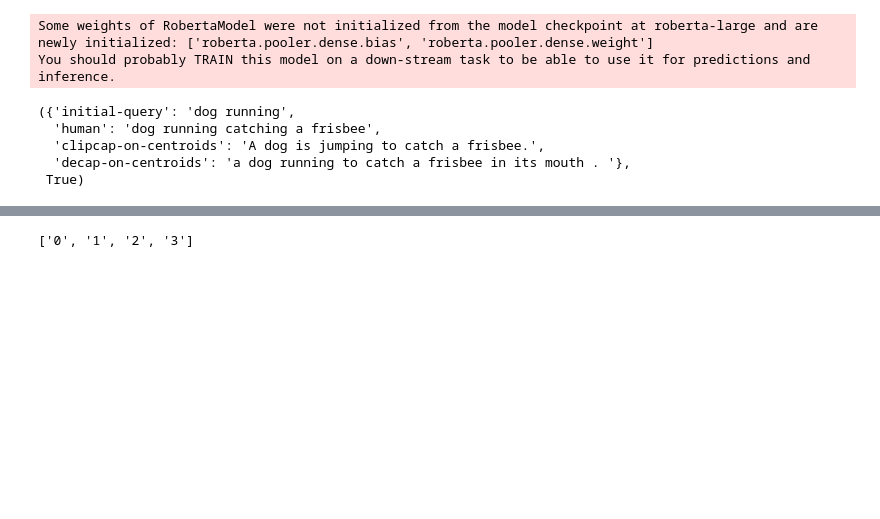
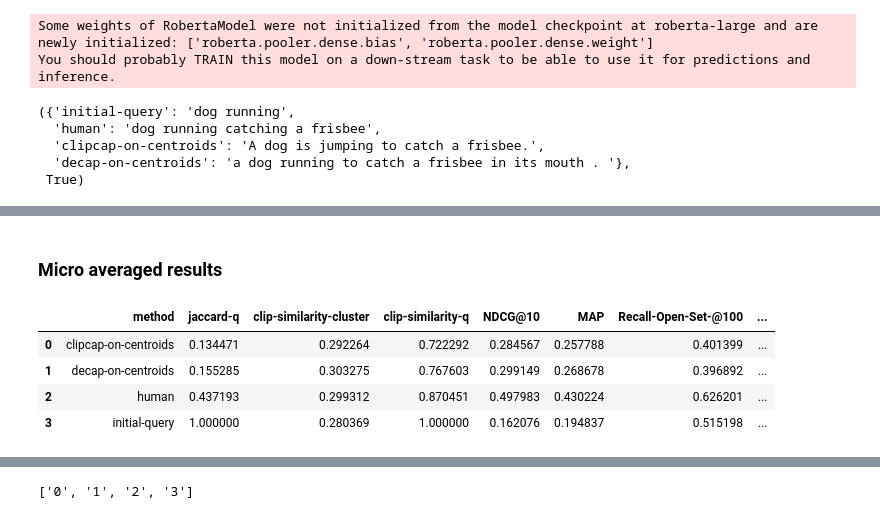
Before and after one commit to Ruggero1912/CroQS-benchmark, a Jupyter notebook: evaluation.ipynb, the cells around one changed output, grey strips where cells are left out. Saved outputs shown, nothing was run; the diff lists cells and outputs as text; code cells hidden in the pictures; blank space fills up the shorter version.

Commit message:
output example with decap and clipcap applied on centroids

```diff
--- a/evaluation.ipynb
+++ b/evaluation.ipynb
@@ -121,0 +133,12 @@ Loading already existing qs for the method 'initial-query'Computing scores for c
+# %% [markdown]
+### Micro averaged results
+# %%
+grouped_df = ret_df.groupby(by='method').mean(numeric_only=True).reset_index()#.sort_values(by=sort_by_column, ascending=False)
+
+grouped_df
+# %% [output]
+|  | method | jaccard-q | clip-similarity-cluster | clip-similarity-q | NDCG@10 | MAP | Recall-Open-Set-@100 | ... |
+| 0 | clipcap-on-centroids | 0.134471 | 0.292264 | 0.722292 | 0.284567 | 0.257788 | 0.401399 | ... |
+| 1 | decap-on-centroids | 0.155285 | 0.303275 | 0.767603 | 0.299149 | 0.268678 | 0.396892 | ... |
+| 2 | human | 0.437193 | 0.299312 | 0.870451 | 0.497983 | 0.430224 | 0.626201 | ... |
+| 3 | initial-query | 1.000000 | 0.280369 | 1.000000 | 0.162076 | 0.194837 | 0.515198 | ... |
```
Also changed, not shown: parts of 6 cells of this notebook.
